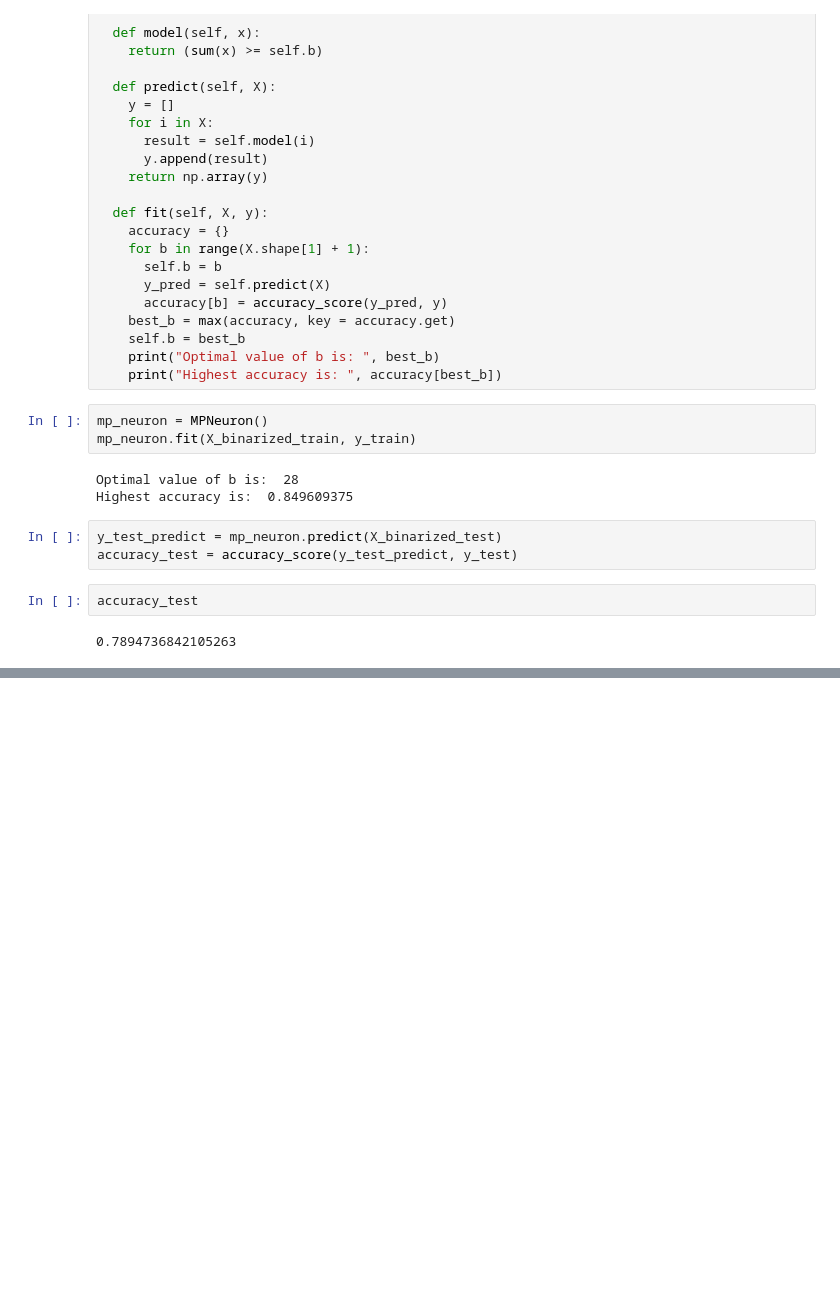
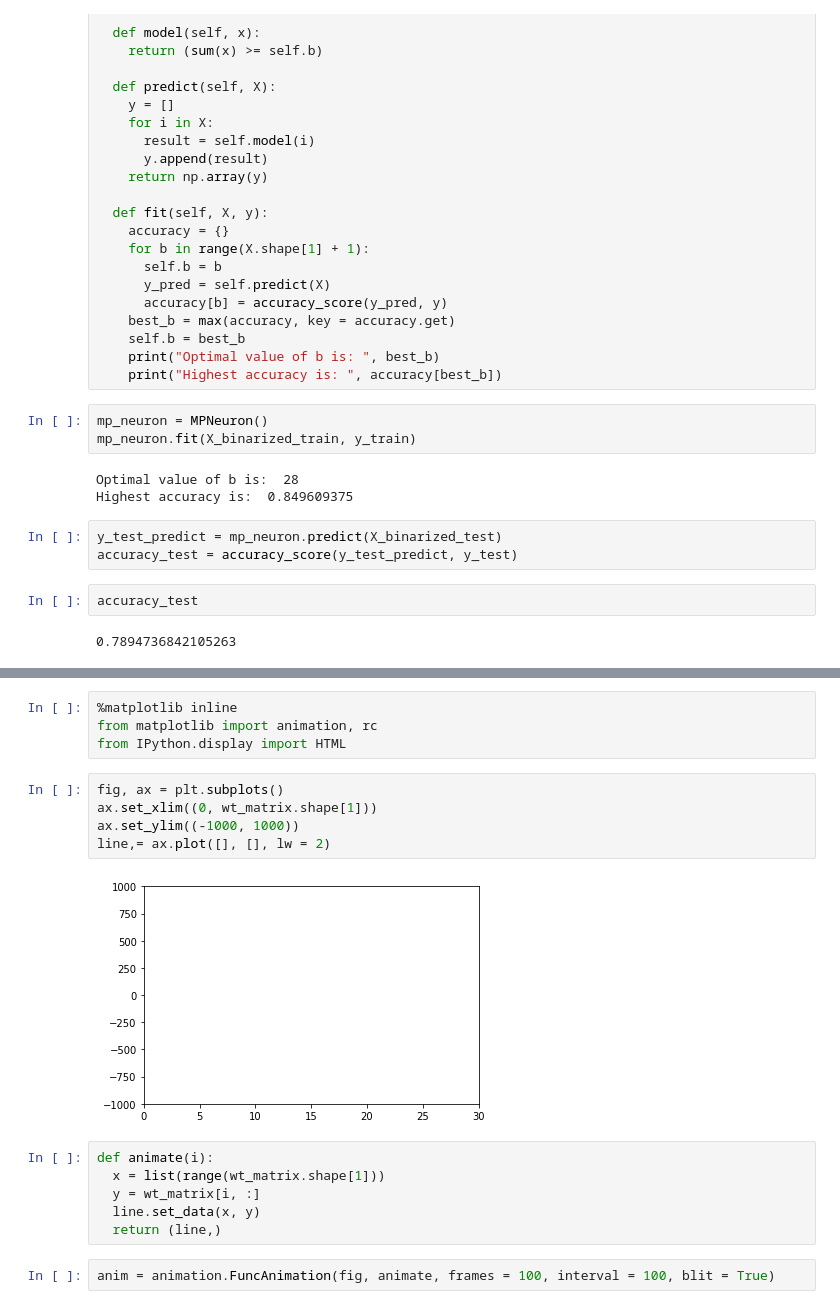
Before and after one commit to anirudhpnbb/Primitive-Neurons, a Jupyter notebook: MP_Neuron.ipynb, the cells around one changed output, grey strips where cells are left out. Cells and saved outputs as stored; diff of their text form; blank space fills up the shorter version.

```diff
--- a/MP_Neuron.ipynb
+++ b/MP_Neuron.ipynb
@@ -368,0 +452,19 @@ accuracy_test
+# %%
+%matplotlib inline
+from matplotlib import animation, rc
+from IPython.display import HTML
+# %%
+fig, ax = plt.subplots()
+ax.set_xlim((0, wt_matrix.shape[1]))
+ax.set_ylim((-1000, 1000))
+line,= ax.plot([], [], lw = 2)
+# %% [output]
+[figure, added]
+# %%
+def animate(i):
+  x = list(range(wt_matrix.shape[1]))
+  y = wt_matrix[i, :]
+  line.set_data(x, y)
+  return (line,)
+# %%
+anim = animation.FuncAnimation(fig, animate, frames = 100, interval = 100, blit = True)
```
Also changed, not shown: parts of 17 cells of this notebook.
